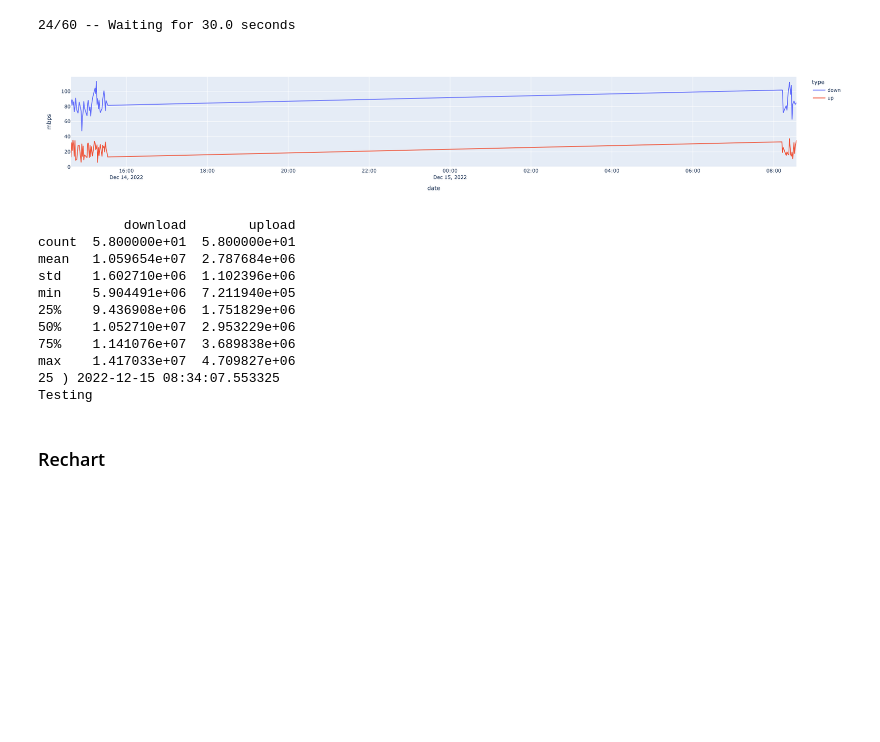
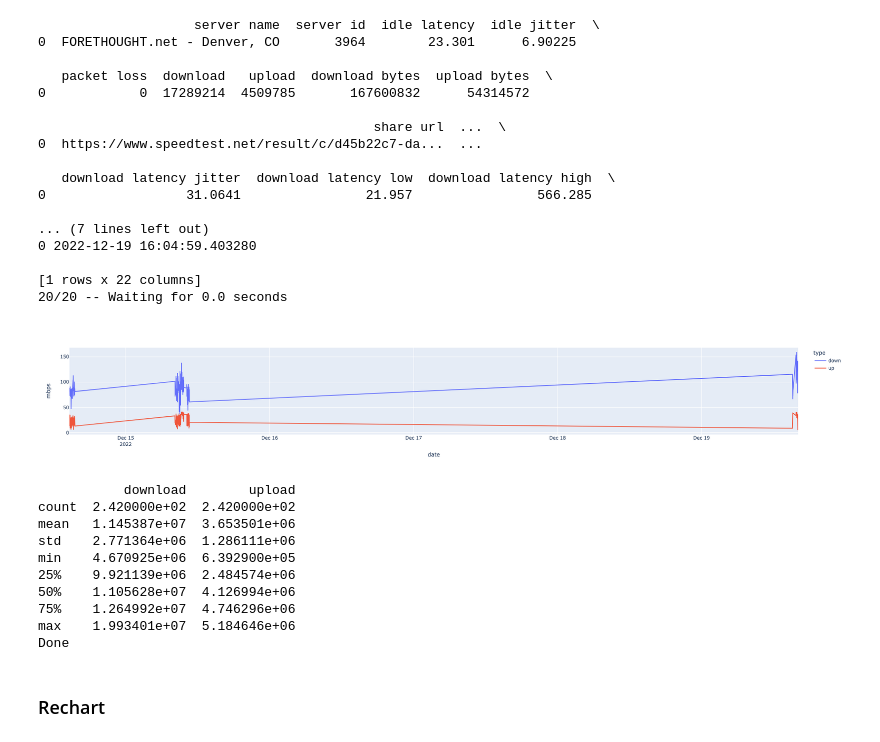
Before and after one commit to Gclabbe/speedtest, a Jupyter notebook: speedtest.ipynb, the cells around one changed output. Saved outputs shown, nothing was run; the diff lists cells and outputs as text; code cells hidden in the pictures; blank space fills up the shorter version.

```diff
--- a/speedtest.ipynb
+++ b/speedtest.ipynb
@@ -41,9 +41,12 @@ def update_history_df(data_df: pd.DataFrame, history_file: str) -> pd.DataFrame:
         history_df = pd.read_csv(history_file)
         history_df = pd.concat([history_df, data_df], axis=0)
     except:
-        history_df = data_df
+        if data_df is None:
+            print("No results returned")
+            history_df = data_df
 
-    history_df.to_csv(history_file, index=False)
+    if history_df is not None:
+        history_df.to_csv(history_file, index=False)
 
     return history_df
 
@@ -67,40 +70,54 @@ def show_updated_speed(history_df: pd.DataFrame) -> None:
 
     return None
 # %%
-wait = 0.5 # min
-loops = 60
+# takes about 30 sec to run, so 30 seconds here = sampling once / minute
+wait = 0.0  # min
+loops = 20
 
 for i in range(loops):
     print(i+1, ")", dt.datetime.now())
 
     data_df = run_speedtest(speedtest_name, options)
-    if data_df is None:
-        print("No results returned")
-    else:
-        history_df = update_history_df(data_df, history_file)
+    history_df = update_history_df(data_df, history_file)
 
     if i < loops:
         clear_output(wait=False)
+        print(data_df if data_df is not None else "")
         print(f"{i+1}/{loops} -- Waiting for {wait*60} seconds")
         time.sleep(wait * 60)
 
     show_updated_speed(history_df)
 
 print("Done")
 # %% [output]
-24/60 -- Waiting for 30.0 seconds
+                    server name  server id  idle latency  idle jitter  \
+0  FORETHOUGHT.net - Denver, CO       3964        23.301      6.90225
+
+   packet loss  download   upload  download bytes  upload bytes  \
+0            0  17289214  4509785       167600832      54314572
+
+                                           share url  ...  \
+0  https://www.speedtest.net/result/c/d45b22c7-da...  ...
+
+   download latency jitter  download latency low  download latency high  \
+0                  31.0641                21.957                566.285
+
+... (7 lines left out)
+0 2022-12-19 16:04:59.403280
+
+[1 rows x 22 columns]
+20/20 -- Waiting for 0.0 seconds
-[figure, old version]
+[figure, new version]
            download        upload
-count  5.800000e+01  5.800000e+01
-mean   1.059654e+07  2.787684e+06
-std    1.602710e+06  1.102396e+06
-min    5.904491e+06  7.211940e+05
-25%    9.436908e+06  1.751829e+06
-50%    1.052710e+07  2.953229e+06
-75%    1.141076e+07  3.689838e+06
-max    1.417033e+07  4.709827e+06
-25 ) 2022-12-15 08:34:07.553325
-Testing
+count  2.420000e+02  2.420000e+02
+mean   1.145387e+07  3.653501e+06
+std    2.771364e+06  1.286111e+06
+min    4.670925e+06  6.392900e+05
+25%    9.921139e+06  2.484574e+06
+50%    1.105628e+07  4.126994e+06
+75%    1.264992e+07  4.746296e+06
+max    1.993401e+07  5.184646e+06
+Done
 # %% [markdown]
 ### Rechart
 # %%
```
Also changed, not shown: parts of 1 cell of this notebook, 2 other files.
